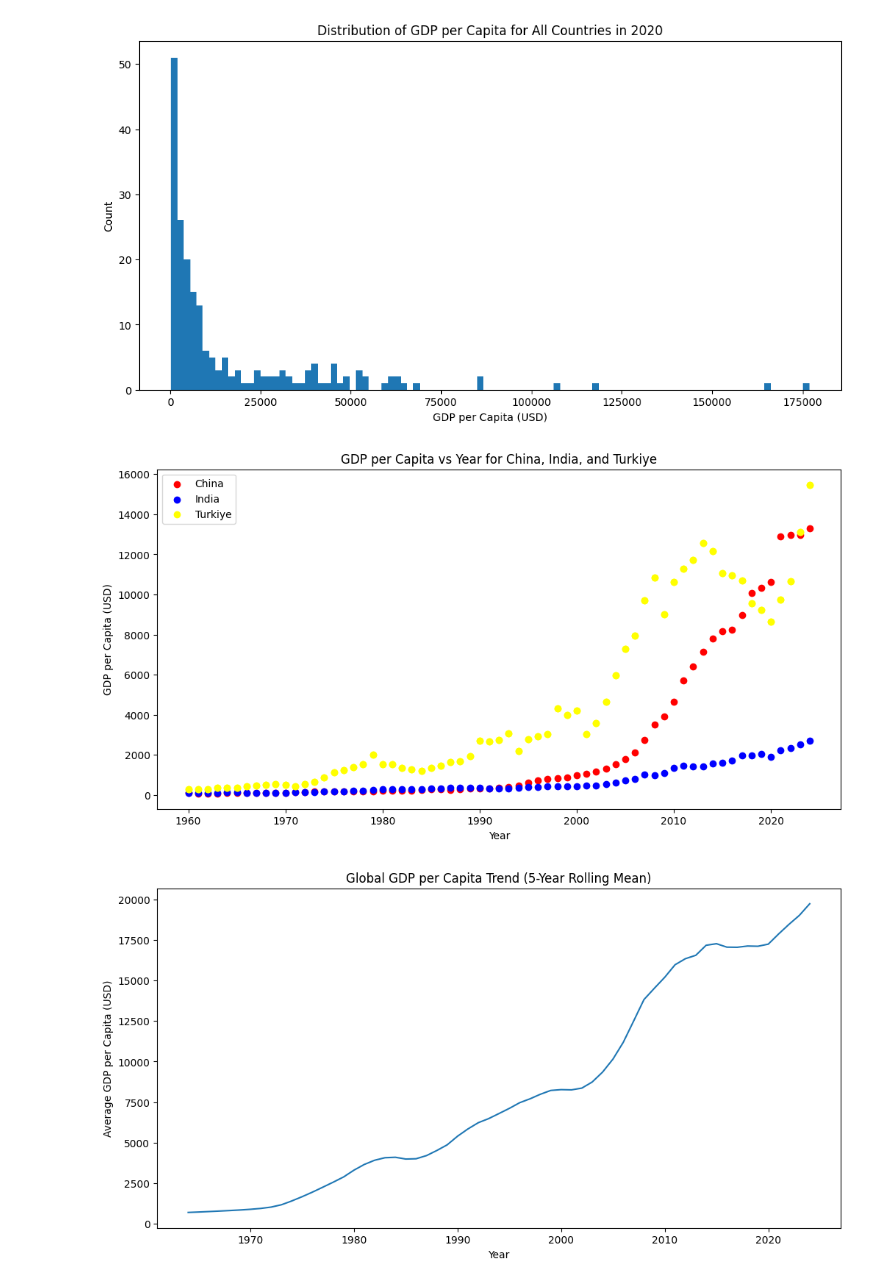
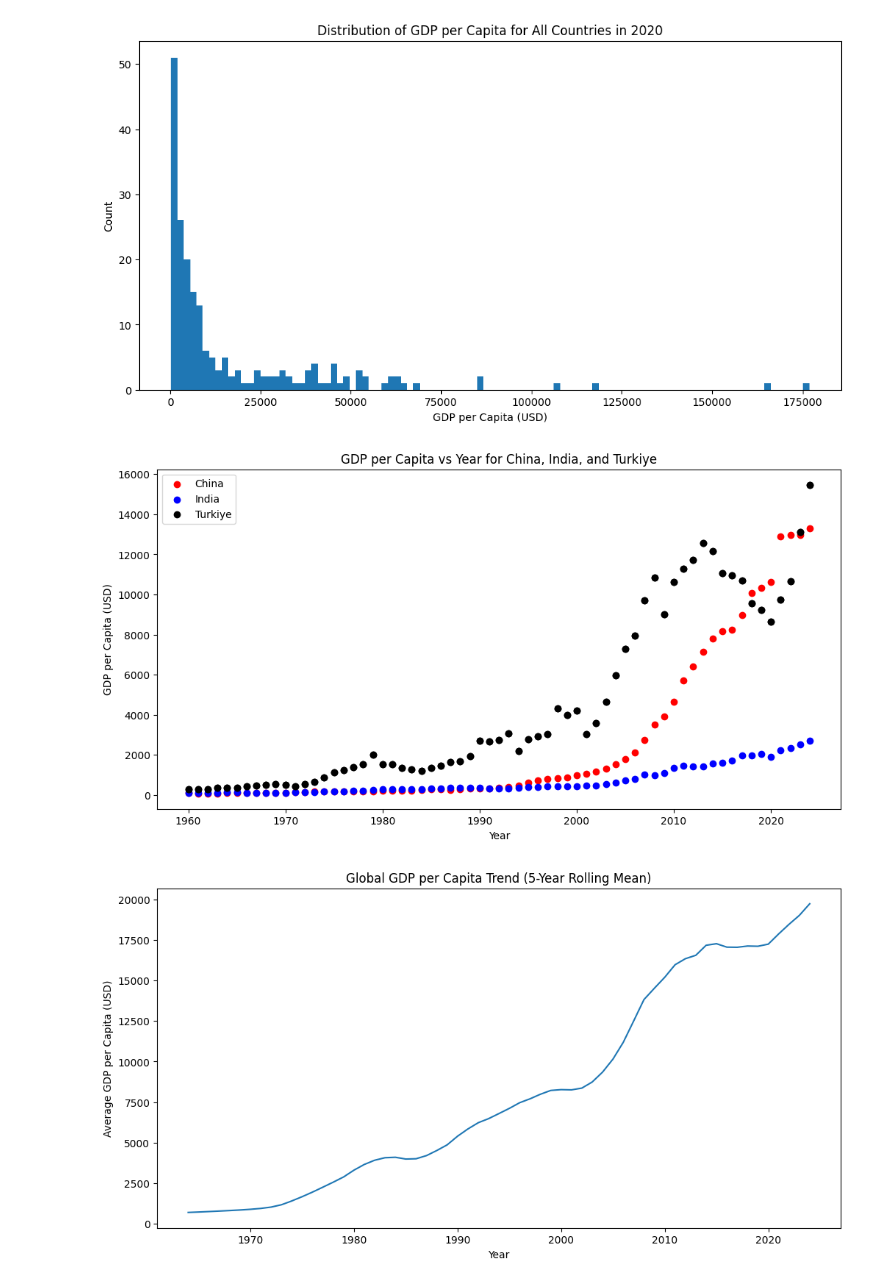
Before and after one commit to javamercy/GDP-analysis, a Jupyter notebook: sample.ipynb, the cells around one changed output. Cells and saved outputs as stored; diff of their text form; code cells hidden in the pictures.

```diff
--- a/sample.ipynb
+++ b/sample.ipynb
@@ -2,6 +2,12 @@
 import pandas as pd
 import numpy as np
 import matplotlib.pyplot as plt
+import os
+
+FIG_DIR = "assets/figures"
+TAB_DIR = "assets/tables"
+os.makedirs(FIG_DIR, exist_ok=True)
+os.makedirs(TAB_DIR, exist_ok=True)
 # %% [markdown]
 - [X] Reshape from wide → long format (`Country`, `Year`, `GDP_per_capita`).
 - [X] Handle missing values:
@@ -299,20 +331,23 @@ plt.show()
 # %%
 # Scatter plot: GDP per capita vs Year for China, India and, Turkiye (compare growth paths).
 china_data = data_long[data_long["Country"] == "China"]
 india_data = data_long[data_long["Country"] == "India"]
 turkiye_data = data_long[data_long["Country"] == "Turkiye"]
 
 plt.figure(figsize=(12, 6))
 plt.scatter(china_data["Year"], china_data["GDP_per_capita"], label="China", color="red")
 plt.scatter(india_data["Year"], india_data["GDP_per_capita"], label="India", color="blue")
-plt.scatter(turkiye_data["Year"], turkiye_data["GDP_per_capita"], label="Turkiye", color="yellow")
+plt.scatter(turkiye_data["Year"], turkiye_data["GDP_per_capita"], label="Turkiye", color="black")
 plt.title("GDP per Capita vs Year for China, India, and Turkiye")
 plt.xlabel("Year")
 plt.ylabel("GDP per Capita (USD)")
 plt.legend()
+# Save figure before showing
+plt.savefig(os.path.join(FIG_DIR, "gdp_per_capita_vs_year_for_china_india_and_turkiye.png"), dpi=200,
+            bbox_inches="tight")
 plt.show()
 # %% [output]
-[figure, old version]
+[figure, new version]
 # %%
 # Rolling mean (5-year window) for global GDP per capita trend (smooth line plot).
 global_gdp_per_year_smoothed = global_gdp_per_year.rolling(5).mean()
```
Also changed, not shown: parts of 12 cells of this notebook.
